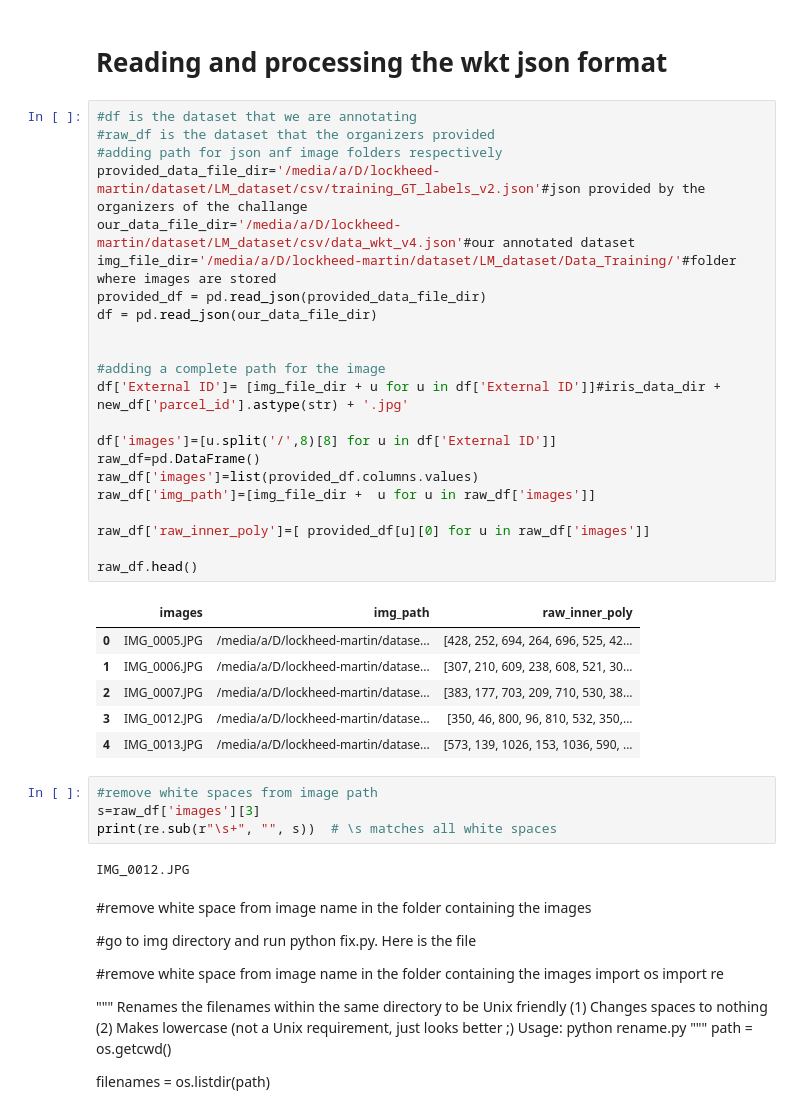
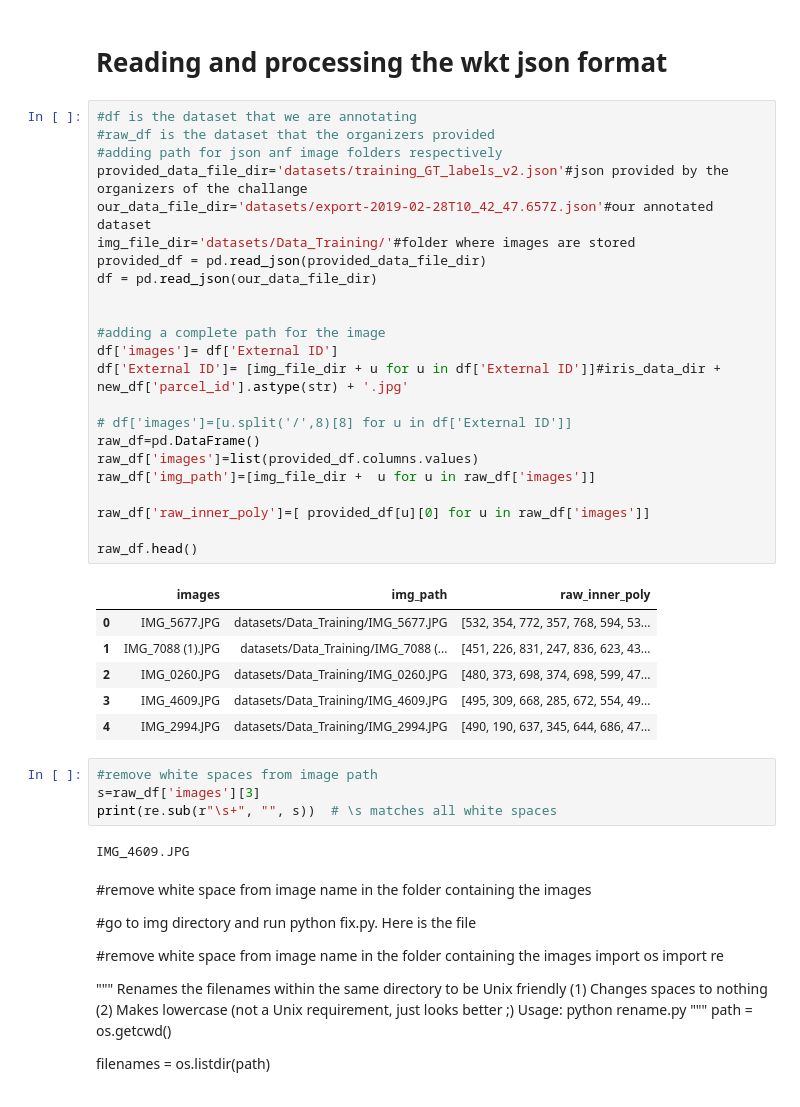
Before and after one commit to Veilkrand/AlphaPilot_test2, a Jupyter notebook: object_segmentation_pipelines/Enet/Enet_pipelines.ipynb, the cells around one changed output. Cells and saved outputs as stored; diff of their text form.

```diff
--- a/object_segmentation_pipelines/Enet/Enet_pipelines.ipynb
+++ b/object_segmentation_pipelines/Enet/Enet_pipelines.ipynb
@@ -79,38 +79,39 @@ import torch.nn.functional as F
 # %%
 #df is the dataset that we are annotating
 #raw_df is the dataset that the organizers provided
 #adding path for json anf image folders respectively
-provided_data_file_dir='/media/a/D/lockheed-martin/dataset/LM_dataset/csv/training_GT_labels_v2.json'#json provided by the organizers of the challange
-our_data_file_dir='/media/a/D/lockheed-martin/dataset/LM_dataset/csv/data_wkt_v4.json'#our annotated dataset
-img_file_dir='/media/a/D/lockheed-martin/dataset/LM_dataset/Data_Training/'#folder where images are stored
+provided_data_file_dir='datasets/training_GT_labels_v2.json'#json provided by the organizers of the challange
+our_data_file_dir='datasets/export-2019-02-28T10_42_47.657Z.json'#our annotated dataset
+img_file_dir='datasets/Data_Training/'#folder where images are stored
 provided_df = pd.read_json(provided_data_file_dir)
 df = pd.read_json(our_data_file_dir)
 
 
 #adding a complete path for the image
+df['images']= df['External ID']
 df['External ID']= [img_file_dir + u for u in df['External ID']]#iris_data_dir + new_df['parcel_id'].astype(str) + '.jpg'
 
-df['images']=[u.split('/',8)[8] for u in df['External ID']]
+# df['images']=[u.split('/',8)[8] for u in df['External ID']]
 raw_df=pd.DataFrame()
 raw_df['images']=list(provided_df.columns.values)
 raw_df['img_path']=[img_file_dir +  u for u in raw_df['images']]
 
 raw_df['raw_inner_poly']=[ provided_df[u][0] for u in raw_df['images']]
 
 raw_df.head()
 # %% [output]
 |  | images | img_path | raw_inner_poly |
-| 0 | IMG_0005.JPG | /media/a/D/lockheed-martin/datase... | [428, 252, 694, 264, 696, 525, 42... |
-| 1 | IMG_0006.JPG | /media/a/D/lockheed-martin/datase... | [307, 210, 609, 238, 608, 521, 30... |
-| 2 | IMG_0007.JPG | /media/a/D/lockheed-martin/datase... | [383, 177, 703, 209, 710, 530, 38... |
-| 3 | IMG_0012.JPG | /media/a/D/lockheed-martin/datase... | [350, 46, 800, 96, 810, 532, 350,... |
-| 4 | IMG_0013.JPG | /media/a/D/lockheed-martin/datase... | [573, 139, 1026, 153, 1036, 590, ... |
+| 0 | IMG_5677.JPG | datasets/Data_Training/IMG_5677.JPG | [532, 354, 772, 357, 768, 594, 53... |
+| 1 | IMG_7088 (1).JPG | datasets/Data_Training/IMG_7088 (... | [451, 226, 831, 247, 836, 623, 43... |
+| 2 | IMG_0260.JPG | datasets/Data_Training/IMG_0260.JPG | [480, 373, 698, 374, 698, 599, 47... |
+| 3 | IMG_4609.JPG | datasets/Data_Training/IMG_4609.JPG | [495, 309, 668, 285, 672, 554, 49... |
+| 4 | IMG_2994.JPG | datasets/Data_Training/IMG_2994.JPG | [490, 190, 637, 345, 644, 686, 47... |
 # %%
 #remove white spaces from image path
 s=raw_df['images'][3]
 print(re.sub(r"\s+", "", s))  # \s matches all white spaces
 # %% [output]
-IMG_0012.JPG
+IMG_4609.JPG
 # %% [markdown]
 #remove white space from image name in the folder containing the images
 
```
Also changed, not shown: parts of 16 cells of this notebook, 24 other files.
